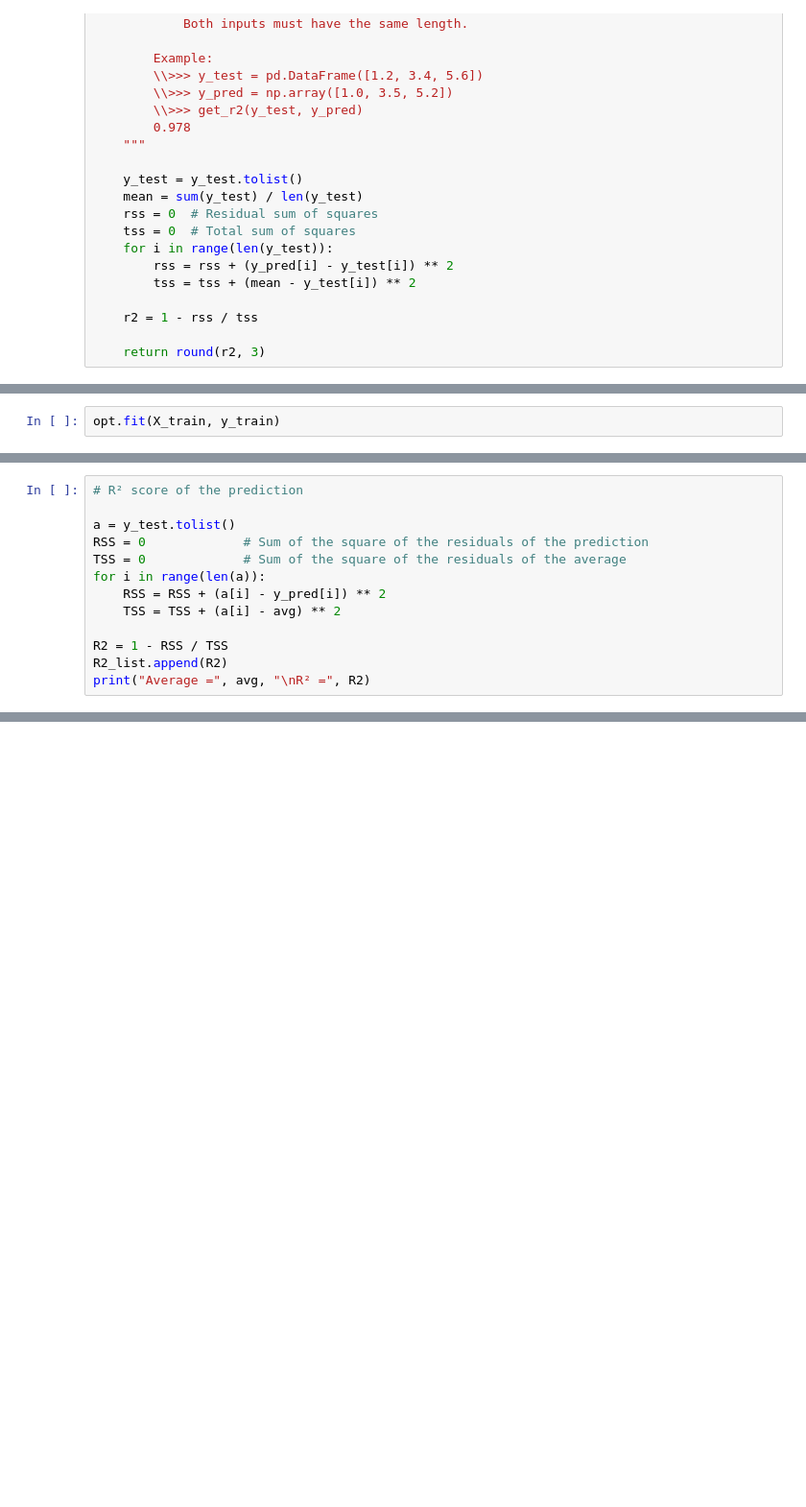
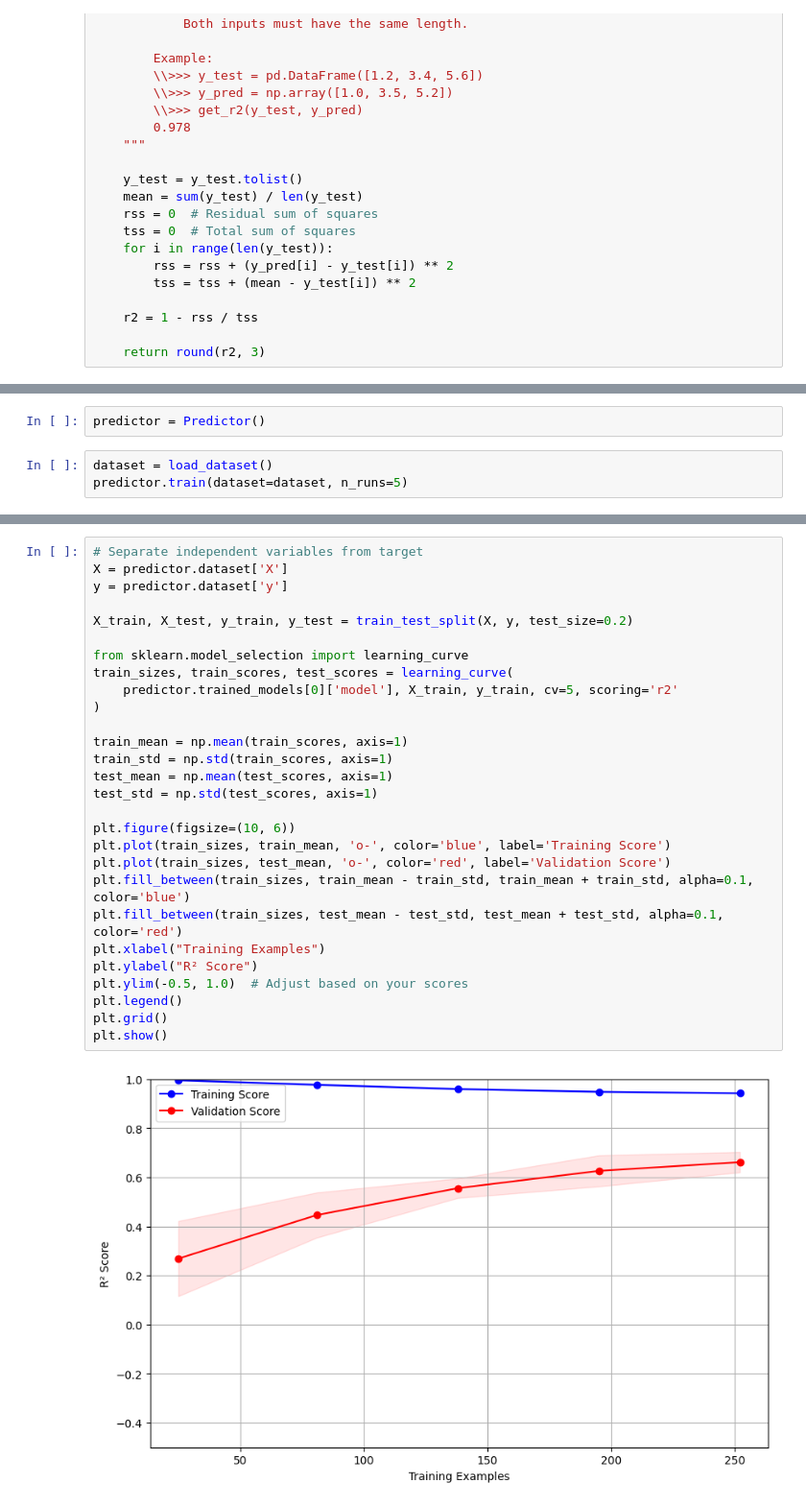
Before and after one commit to jpdspz/frp-aging-xgboost, a Jupyter notebook: frp-aging-xgboost.ipynb, the cells around one changed output, grey strips where cells are left out. Shown at 96% size. Saved outputs shown, nothing was run; the diff lists cells and outputs as text; blank space fills up the shorter version.

```diff
--- a/frp-aging-xgboost.ipynb
+++ b/frp-aging-xgboost.ipynb
@@ -1666,2 +257,0 @@ opt = BayesSearchCV(pipe, search_space, cv=5, n_iter=60
-# %%
-opt.fit(X_train, y_train)
@@ -1739,13 +257,0 @@ print("Average RMSE =", RMSE_avg)
-# %%
-# R² score of the prediction
-
-a = y_test.tolist()
-RSS = 0             # Sum of the square of the residuals of the prediction
-TSS = 0             # Sum of the square of the residuals of the average
-for i in range(len(a)):
-    RSS = RSS + (a[i] - y_pred[i]) ** 2
-    TSS = TSS + (a[i] - avg) ** 2
-
-R2 = 1 - RSS / TSS
-R2_list.append(R2)
-print("Average =", avg, "\nR² =", R2)
@@ -1805,0 +508,5 @@ print("\nTempo de processamento: %s segundos\n" % (round((time.time() - start_ti
+# %%
+predictor = Predictor()
+# %%
+dataset = load_dataset()
+predictor.train(dataset=dataset, n_runs=5)
@@ -1805,0 +531,30 @@ print("\nTempo de processamento: %s segundos\n" % (round((time.time() - start_ti
+# %%
+# Separate independent variables from target
+X = predictor.dataset['X']
+y = predictor.dataset['y']
+
+X_train, X_test, y_train, y_test = train_test_split(X, y, test_size=0.2)
+
+from sklearn.model_selection import learning_curve
+train_sizes, train_scores, test_scores = learning_curve(
+    predictor.trained_models[0]['model'], X_train, y_train, cv=5, scoring='r2'
+)
+
+train_mean = np.mean(train_scores, axis=1)
+train_std = np.std(train_scores, axis=1)
+test_mean = np.mean(test_scores, axis=1)
+test_std = np.std(test_scores, axis=1)
+
+plt.figure(figsize=(10, 6))
+plt.plot(train_sizes, train_mean, 'o-', color='blue', label='Training Score')
+plt.plot(train_sizes, test_mean, 'o-', color='red', label='Validation Score')
+plt.fill_between(train_sizes, train_mean - train_std, train_mean + train_std, alpha=0.1, color='blue')
+plt.fill_between(train_sizes, test_mean - test_std, test_mean + test_std, alpha=0.1, color='red')
+plt.xlabel("Training Examples")
+plt.ylabel("R² Score")
+plt.ylim(-0.5, 1.0)  # Adjust based on your scores
+plt.legend()
+plt.grid()
+plt.show()
+# %% [output]
+[figure, added]
```
Also changed, not shown: parts of 205 cells of this notebook.
